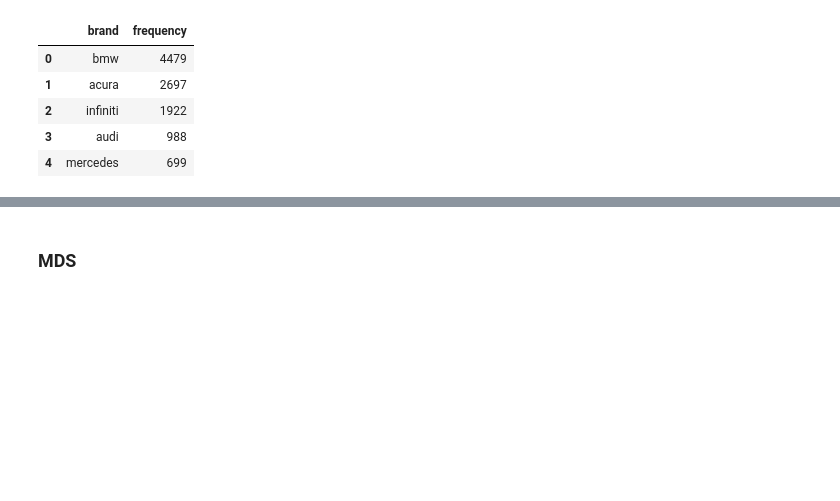
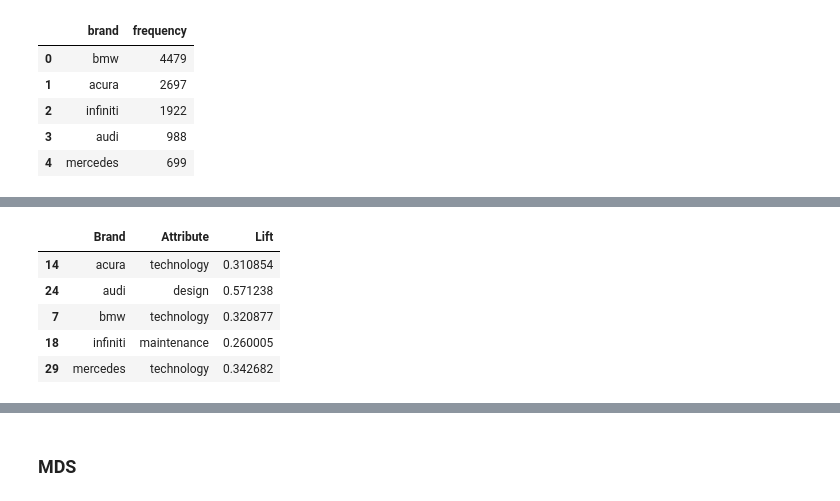
Before and after one commit to TeachFakerPlayingMid/INSY669-Text-Analytics-, a Jupyter notebook: Task C.ipynb, the cells around one changed output, grey strips where cells are left out. Saved outputs shown, nothing was run; the diff lists cells and outputs as text; code cells hidden in the pictures; blank space fills up the shorter version.

```diff
--- a/Task C.ipynb
+++ b/Task C.ipynb
@@ -274,0 +344,18 @@ lift_dict
+# %%
+# Convert to a list of tuples for DataFrame creation
+data = [(brand, attribute, lift) for (brand, attribute), lift in lift_dict.items()]
+
+# Create a DataFrame
+lift_df = pd.DataFrame(data, columns=['Brand', 'Attribute', 'Lift'])
+
+# Find the attribute with the highest lift ratio for each brand
+strongest_association = lift_df.loc[lift_df.groupby('Brand')['Lift'].idxmax()]
+# %%
+strongest_association
+# %% [output]
+|  | Brand | Attribute | Lift |
+| 14 | acura | technology | 0.310854 |
+| 24 | audi | design | 0.571238 |
+| 7 | bmw | technology | 0.320877 |
+| 18 | infiniti | maintenance | 0.260005 |
+| 29 | mercedes | technology | 0.342682 |
```
Also changed, not shown: parts of 18 cells of this notebook.
